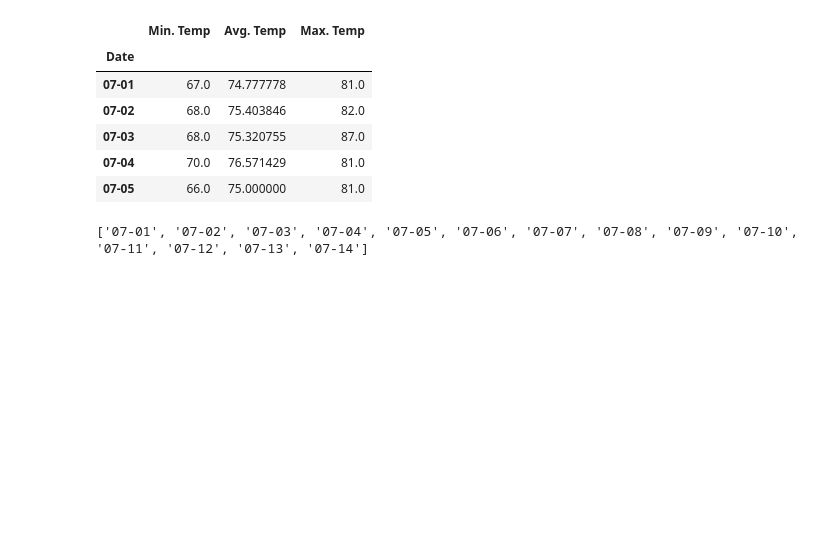
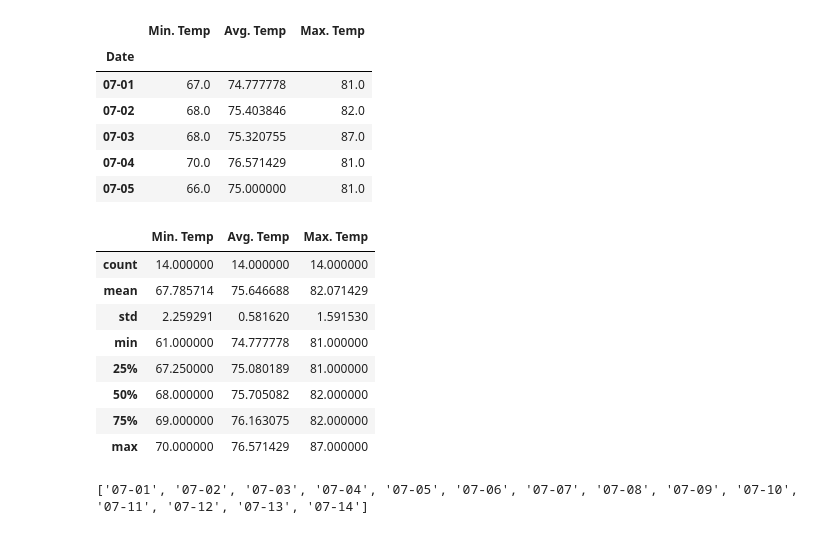
Before and after one commit to daddyjab/PythonAssignments, a Jupyter notebook: SQLAlchemy/climate_starter-jb.ipynb, the cells around one changed output. Drawn from its saved outputs; the diff is of its cells as text; code cells hidden in the pictures; blank space fills up the shorter version.

```diff
--- a/SQLAlchemy/climate_starter-jb.ipynb
+++ b/SQLAlchemy/climate_starter-jb.ipynb
@@ -528,6 +518,18 @@ normals_df.head()
 | 07-03 | 68.0 | 75.320755 | 87.0 |
 | 07-04 | 70.0 | 76.571429 | 81.0 |
 | 07-05 | 66.0 | 75.000000 | 81.0 |
+# %%
+normals_df.describe()
+# %% [output]
+|  | Min. Temp | Avg. Temp | Max. Temp |
+| count | 14.000000 | 14.000000 | 14.000000 |
+| mean | 67.785714 | 75.646688 | 82.071429 |
+| std | 2.259291 | 0.581620 | 1.591530 |
+| min | 61.000000 | 74.777778 | 81.000000 |
+| 25% | 67.250000 | 75.080189 | 81.000000 |
+| 50% | 68.000000 | 75.705082 | 82.000000 |
+| 75% | 69.000000 | 76.163075 | 82.000000 |
+| max | 70.000000 | 76.571429 | 87.000000 |
 # %%
 print(list(normals_df.index))
 # %% [output]
```
Also changed, not shown: parts of 12 cells of this notebook, 5 other files.
